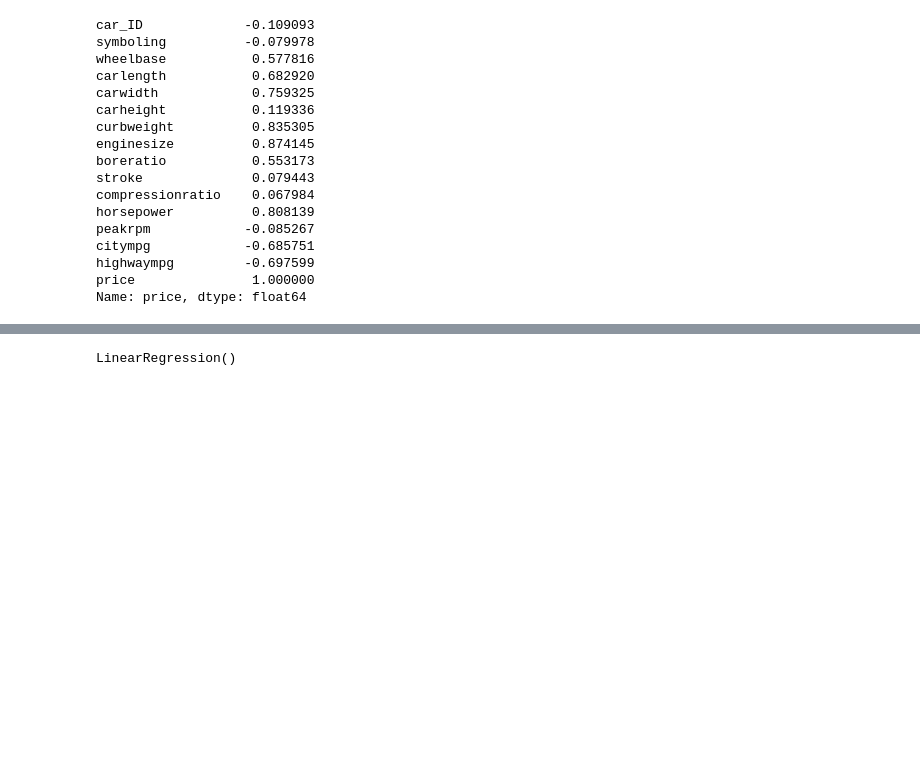
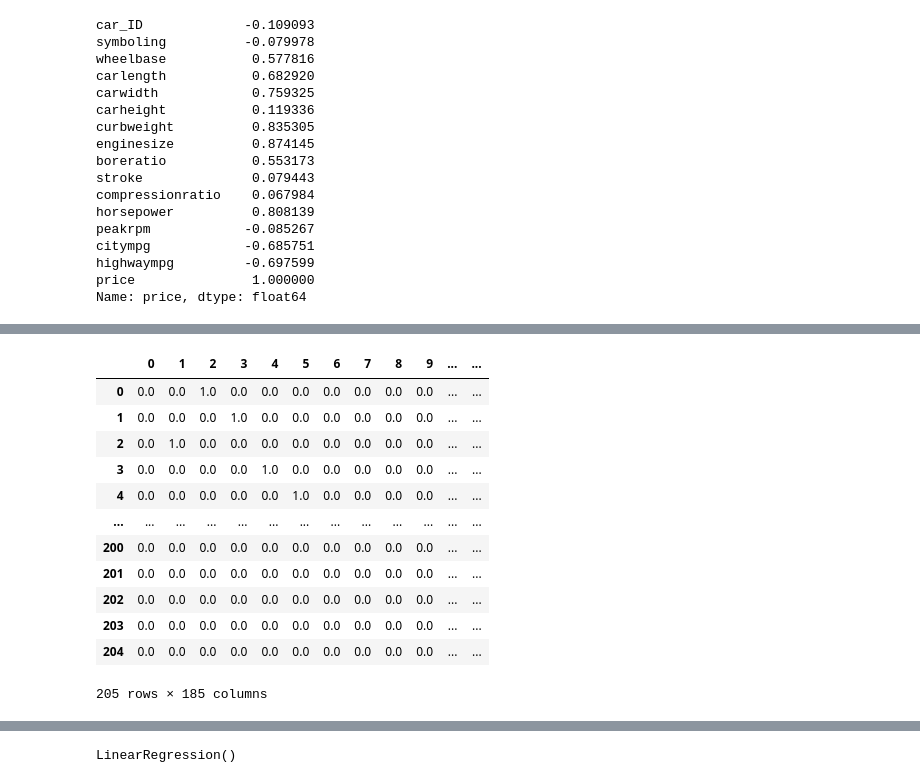
Before and after one commit to nuisagumen/Car-Price-Prediction, a Jupyter notebook: main.ipynb, the cells around one changed output, grey strips where cells are left out. Saved outputs shown, nothing was run; the diff lists cells and outputs as text; code cells hidden in the pictures; blank space fills up the shorter version.

Commit message:
changes in how to preprocess the data, still low r2
Most likely because of too many categorical variables

```diff
--- a/main.ipynb
+++ b/main.ipynb
@@ -40,3 +40,9 @@ Data columns (total 26 columns):
  25  price             205 non-null    float64
 dtypes: float64(8), int64(8), object(10)
 memory usage: 41.8+ KB
+# %%
+# splitting the data frame into features *while removing some that have low corr with the target and what has to be predicted (price of the car)
+X = dataset.drop(columns=['price'])
+X_numerical_only = X.drop(columns=X.select_dtypes(include=['object']).columns.tolist())
+X_cat_only = X.drop(columns=X.select_dtypes(include=['float64', 'int64']).columns.tolist())
+y = dataset['price']
@@ -79,0 +119,7 @@ X = ct.fit_transform(X)
+# %%
+from sklearn.compose import ColumnTransformer
+from sklearn.preprocessing import OneHotEncoder, LabelEncoder
+
+ct = ColumnTransformer(transformers=[('encoder', OneHotEncoder(), list(range(X_cat_only.shape[1])))], remainder='passthrough')
+X_cat_only = ct.fit_transform(X_cat_only)
+X_cat_only
@@ -79,0 +129,3 @@ X = ct.fit_transform(X)
+# %%
+X_cat_only = X_cat_only.toarray()
+X_cat_only
@@ -79,0 +140,17 @@ X = ct.fit_transform(X)
+# %%
+X_cat_only = pd.DataFrame(X_cat_only)
+X_cat_only
+# %% [output]
+|  | 0 | 1 | 2 | 3 | 4 | 5 | 6 | 7 | 8 | 9 | ... | ... |
+| 0 | 0.0 | 0.0 | 1.0 | 0.0 | 0.0 | 0.0 | 0.0 | 0.0 | 0.0 | 0.0 | ... | ... |
+| 1 | 0.0 | 0.0 | 0.0 | 1.0 | 0.0 | 0.0 | 0.0 | 0.0 | 0.0 | 0.0 | ... | ... |
+| 2 | 0.0 | 1.0 | 0.0 | 0.0 | 0.0 | 0.0 | 0.0 | 0.0 | 0.0 | 0.0 | ... | ... |
+| 3 | 0.0 | 0.0 | 0.0 | 0.0 | 1.0 | 0.0 | 0.0 | 0.0 | 0.0 | 0.0 | ... | ... |
+| 4 | 0.0 | 0.0 | 0.0 | 0.0 | 0.0 | 1.0 | 0.0 | 0.0 | 0.0 | 0.0 | ... | ... |
+| ... | ... | ... | ... | ... | ... | ... | ... | ... | ... | ... | ... | ... |
+| 200 | 0.0 | 0.0 | 0.0 | 0.0 | 0.0 | 0.0 | 0.0 | 0.0 | 0.0 | 0.0 | ... | ... |
+| 201 | 0.0 | 0.0 | 0.0 | 0.0 | 0.0 | 0.0 | 0.0 | 0.0 | 0.0 | 0.0 | ... | ... |
+| 202 | 0.0 | 0.0 | 0.0 | 0.0 | 0.0 | 0.0 | 0.0 | 0.0 | 0.0 | 0.0 | ... | ... |
+| 203 | 0.0 | 0.0 | 0.0 | 0.0 | 0.0 | 0.0 | 0.0 | 0.0 | 0.0 | 0.0 | ... | ... |
+| 204 | 0.0 | 0.0 | 0.0 | 0.0 | 0.0 | 0.0 | 0.0 | 0.0 | 0.0 | 0.0 | ... | ... |
+205 rows × 185 columns
```
Also changed, not shown: parts of 13 cells of this notebook.
